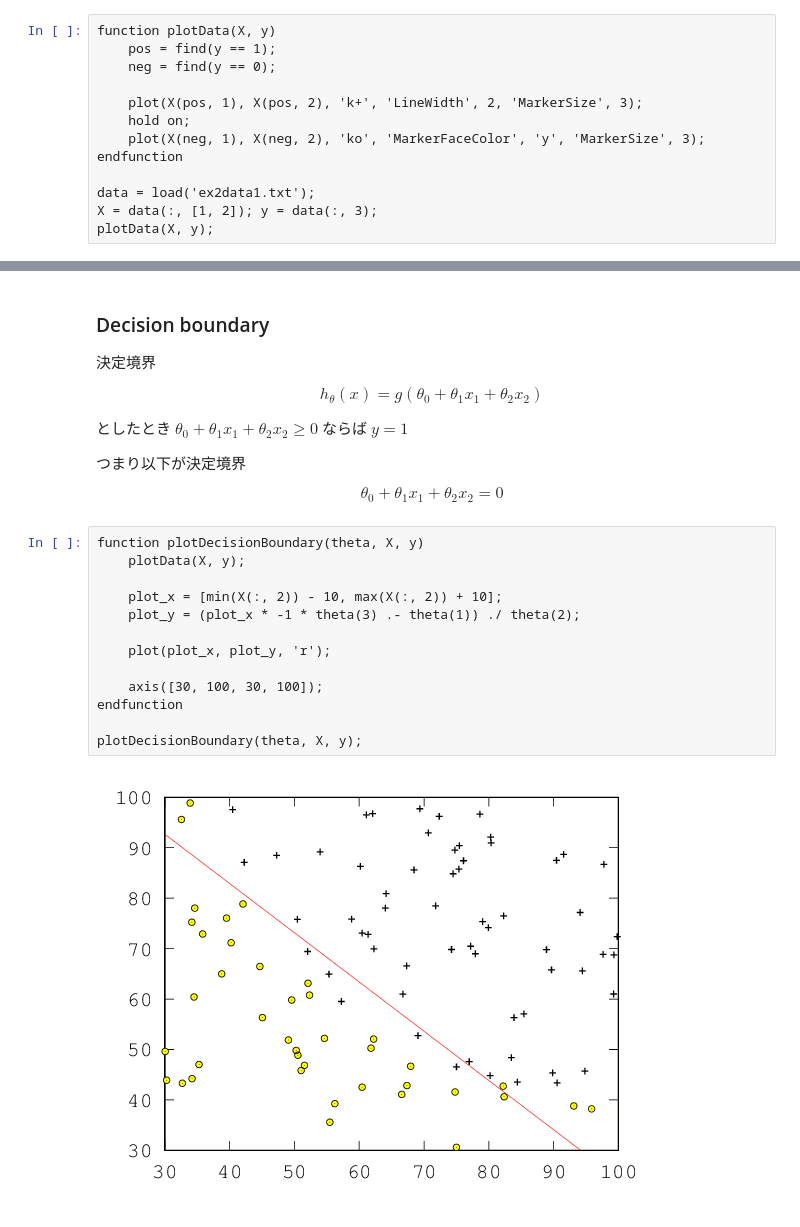
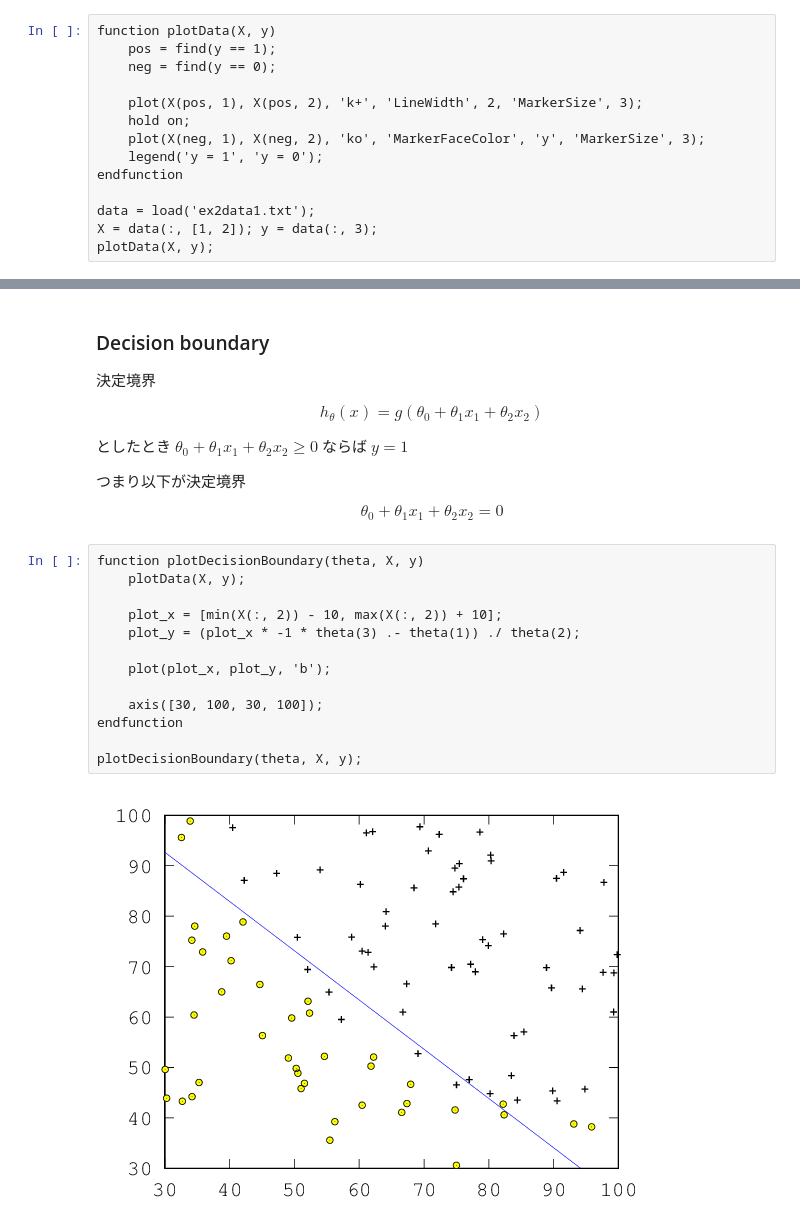
Before and after one commit to liquidz/machine-learning-exercise, a Jupyter notebook: ex2/exercise2.ipynb, the cells around one changed output, grey strips where cells are left out. Cells and saved outputs as stored; diff of their text form.

```diff
--- a/ex2/exercise2.ipynb
+++ b/ex2/exercise2.ipynb
@@ -10,6 +10,7 @@ function plotData(X, y)
     plot(X(pos, 1), X(pos, 2), 'k+', 'LineWidth', 2, 'MarkerSize', 3);
     hold on;
     plot(X(neg, 1), X(neg, 2), 'ko', 'MarkerFaceColor', 'y', 'MarkerSize', 3);
+    legend('y = 1', 'y = 0');
 endfunction
 
 data = load('ex2data1.txt');
@@ -123,15 +124,15 @@ $$
 # %%
 function plotDecisionBoundary(theta, X, y)
     plotData(X, y);
 
     plot_x = [min(X(:, 2)) - 10, max(X(:, 2)) + 10];
     plot_y = (plot_x * -1 * theta(3) .- theta(1)) ./ theta(2);
 
-    plot(plot_x, plot_y, 'r');
+    plot(plot_x, plot_y, 'b');
 
     axis([30, 100, 30, 100]);
 endfunction
 
 plotDecisionBoundary(theta, X, y);
 # %% [output]
-[figure, old version]
+[figure, new version]
```
Also changed, not shown: parts of 9 cells of this notebook.
